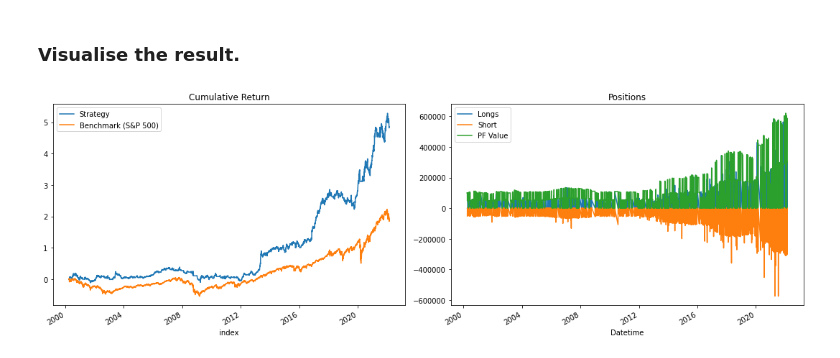
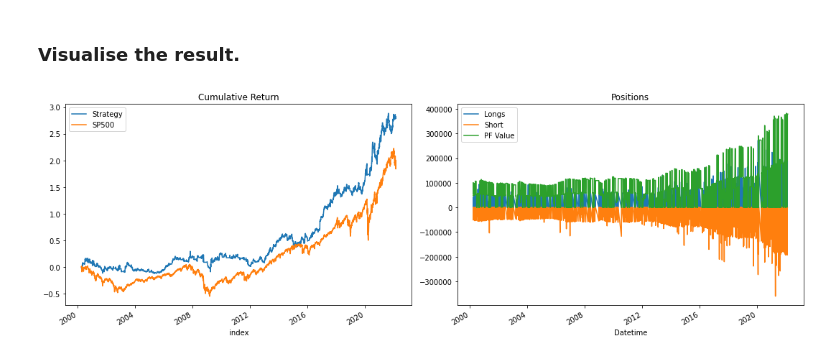
Before and after one commit to lioneltayyd/MADS-CAP, a Jupyter notebook: source/notebooks/backtesting_framework.ipynb, the cells around one changed output. Cells and saved outputs as stored; diff of their text form; code cells hidden in the pictures.

```diff
--- a/source/notebooks/backtesting_framework.ipynb
+++ b/source/notebooks/backtesting_framework.ipynb
@@ -58,7 +59,11 @@ ticker_to_collect = set(manage_files.load_cache_pk(DIR_DATASET_UTIL, "jeremy_tic
 ticker_to_collect = ticker_to_collect.difference(TICKER_TO_EXCLUDE)
 
 # # Uncomment this to specify specific tickers here.
-ticker_to_collect = set(["AAPL", "AMZN", "TSLA", "JNJ", "BA", "LMT", "JPM", "GS"])
+ticker_to_collect = set(["AAPL", "AMZN", "MSFT", "JNJ", "LMT", "JPM", "GS"])
+
+# # To compare against which ticker.
+benchmark_tick = "^GSPC"
+benchmark_name = "SP500"
 
 # Date range.
 date_beg, date_end = TICKER_DATE_COLLECT
@@ -279,11 +287,14 @@ for ticker in ticker_to_collect:
 # You can add multiple analyser.
 cerebro.addanalyzer(bt.analyzers.PyFolio, _name="pyfolio")
 
+# Ensure reproducibility.
+np.random.seed(PARAM_SEED)
+
 # You can add multiple strategies.
 logpath = os.path.join(DIR_DATASET, "bt_log.csv")
 cerebro.addstrategy(
 	RuleBasedStrategy, n_positions=2, min_positions=1,
-	include_short=False, verbose=True, log_file=logpath
+	include_short=False, topn=-1, verbose=True, log_file=logpath
 )
 
 # Execute the backtesting and get the return value of the strategy.
@@ -313,14 +324,14 @@ Duration: 00:00:33
 ### Get S&P benchmark.
 # %%
 df_benchmark = yf \
-	.Ticker("^GSPC") \
+	.Ticker(benchmark_tick) \
 	.history(period="max", interval="1d", start=date_beg, end=date_end, auto_adjust=True, rounding=True) \
 	.loc[:, "Close"] \
 	.pct_change() \
 	.tz_localize("UTC")
 
 # Preview.
-df_benchmark.name = "SP500"
+df_benchmark.name = benchmark_name
 
 # Preview.
 df_benchmark
@@ -354,23 +365,23 @@ df_short = df_transactions.value.apply(lambda x: x.where(x < 0).sum())
 # %%
 %matplotlib inline
 
 fig, axes = plt.subplots(ncols=2, figsize=(15, 5))
 
 # Merge by date index.
-df_compare_benchmark = returns.to_frame("Strategy").join(df_benchmark.to_frame("Benchmark (S&P 500)"))
+df_compare_benchmark = returns.to_frame("Strategy").join(df_benchmark.to_frame(benchmark_name))
 
 # Compute the cumulative return.
 df_compare_benchmark.add(1).cumprod().sub(1).plot(ax=axes[0], title="Cumulative Return")
 
 # Plot.
 df_longs.plot(label="Longs", ax=axes[1], title="Positions")
 df_short.plot(label="Short", ax=axes[1], title="Positions")
 positions.cash.plot(label="PF Value", ax=axes[1])
 axes[1].legend()
 
 fig.tight_layout()
 # %% [output]
-[figure, old version]
+[figure, new version]
 # %%
 '''
 Refer to this get the available functions for plotting:
```
Also changed, not shown: parts of 9 cells of this notebook, 2 other files.
